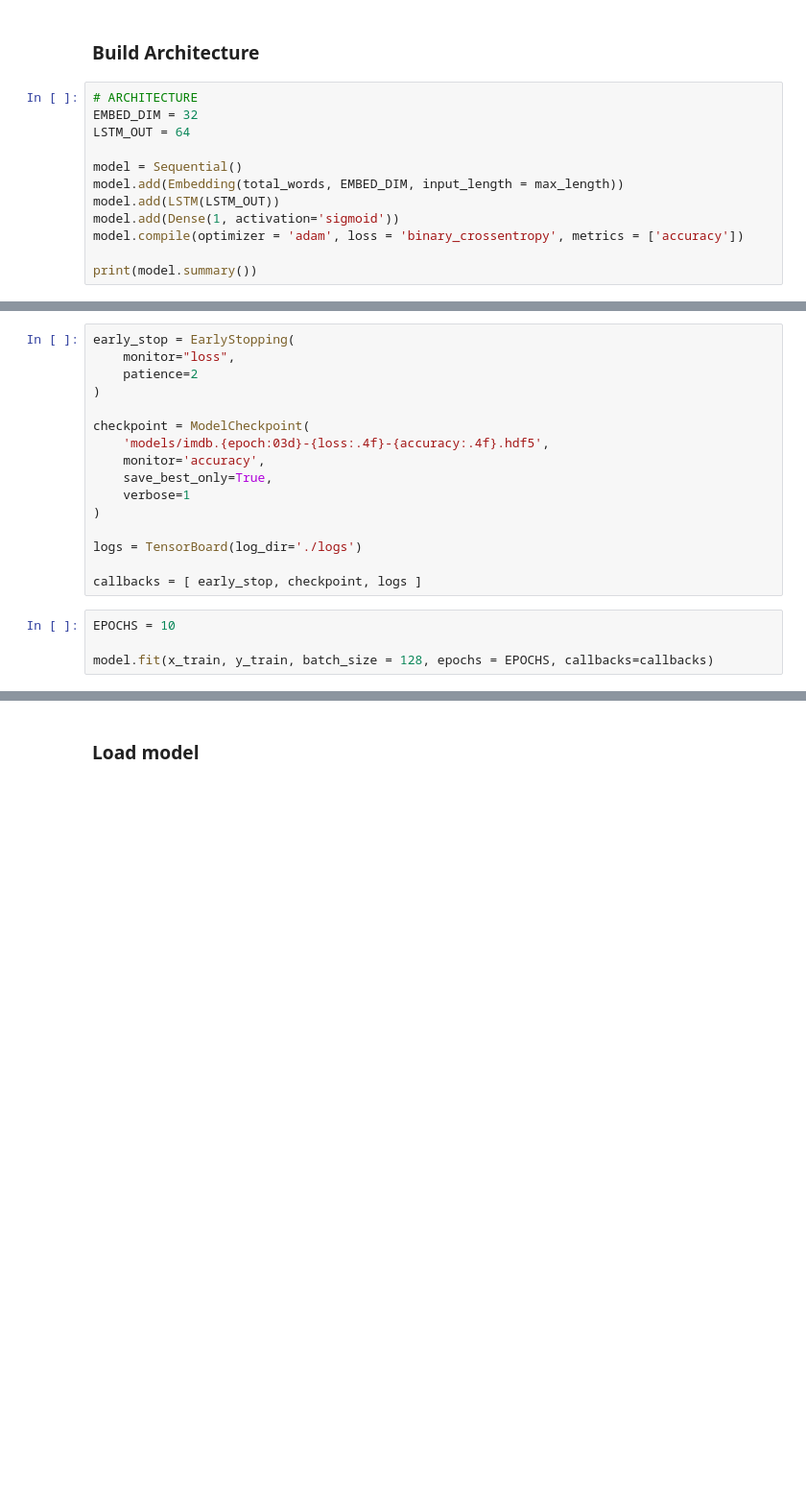
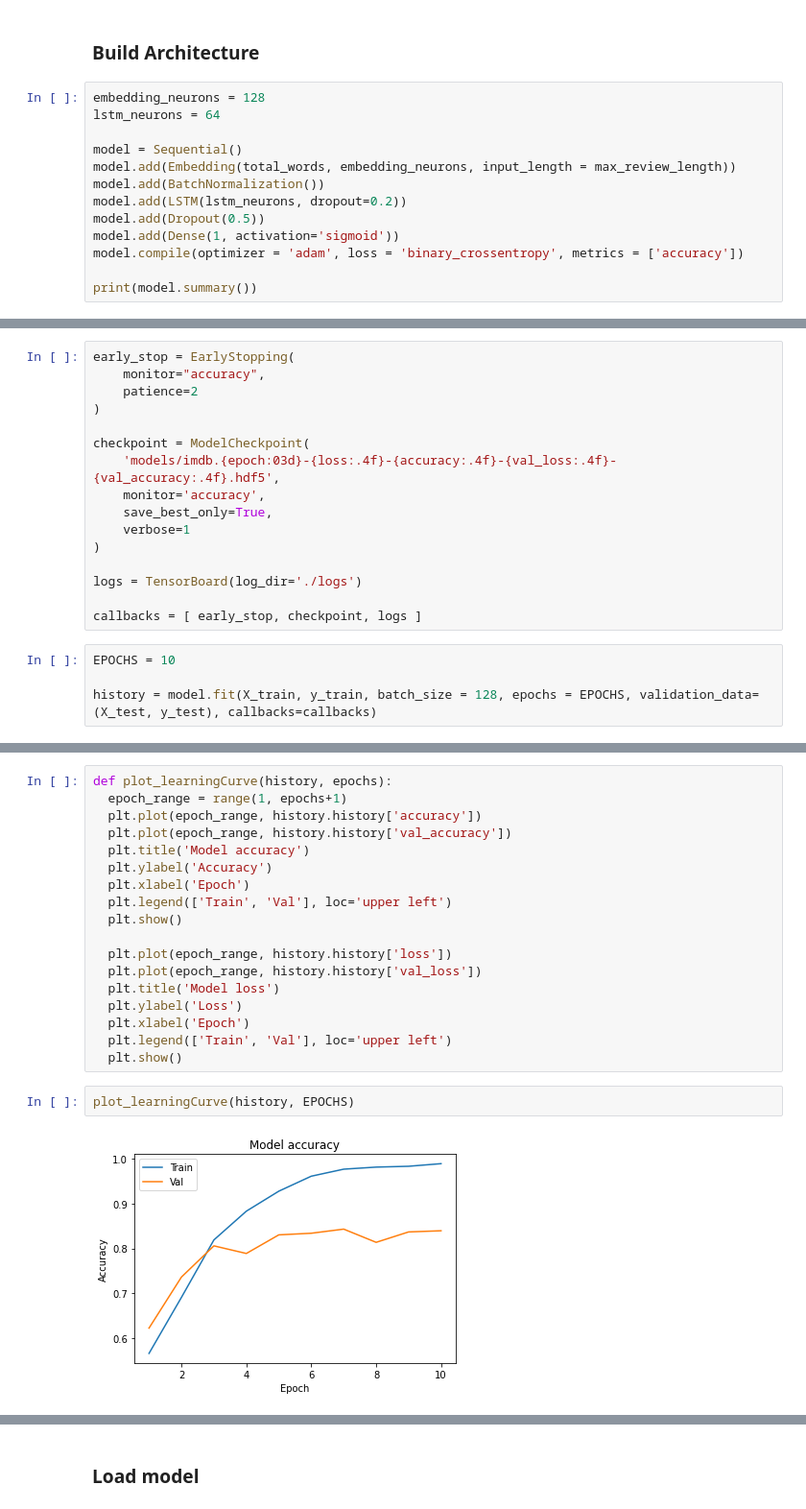
Before and after one commit to diegourban/pos-datascience, a Jupyter notebook: CMP.18.0.2 - Deep Learning/assignment.ipynb, the cells around one changed output, grey strips where cells are left out. Shown: that part at 96% size. Cells and saved outputs as stored; diff of their text form; blank space fills up the shorter version.

Commit message:
architecture and train improvement

```diff
--- a/CMP.18.0.2 - Deep Learning/assignment.ipynb
+++ b/CMP.18.0.2 - Deep Learning/assignment.ipynb
@@ -201,13 +171,14 @@ Maximum review length:  130
 # %% [markdown]
 ### Build Architecture
 # %%
-# ARCHITECTURE
-EMBED_DIM = 32
-LSTM_OUT = 64
+embedding_neurons = 128
+lstm_neurons = 64
 
 model = Sequential()
-model.add(Embedding(total_words, EMBED_DIM, input_length = max_length))
-model.add(LSTM(LSTM_OUT))
+model.add(Embedding(total_words, embedding_neurons, input_length = max_review_length))
+model.add(BatchNormalization())
+model.add(LSTM(lstm_neurons, dropout=0.2))
+model.add(Dropout(0.5))
 model.add(Dense(1, activation='sigmoid'))
 model.compile(optimizer = 'adam', loss = 'binary_crossentropy', metrics = ['accuracy'])
 
@@ -233,11 +208,11 @@ None
 # %%
 early_stop = EarlyStopping(
-    monitor="loss",
+    monitor="accuracy",
     patience=2
 )
 
 checkpoint = ModelCheckpoint(
-    'models/imdb.{epoch:03d}-{loss:.4f}-{accuracy:.4f}.hdf5',
+    'models/imdb.{epoch:03d}-{loss:.4f}-{accuracy:.4f}-{val_loss:.4f}-{val_accuracy:.4f}.hdf5',
     monitor='accuracy',
     save_best_only=True,
     verbose=1
@@ -249,6 +224,6 @@ callbacks = [ early_stop, checkpoint, logs ]
 # %%
 EPOCHS = 10
 
-model.fit(x_train, y_train, batch_size = 128, epochs = EPOCHS, callbacks=callbacks)
+history = model.fit(X_train, y_train, batch_size = 128, epochs = EPOCHS, validation_data=(X_test, y_test), callbacks=callbacks)
 # %% [output]
 Epoch 1/10
@@ -277,0 +246,22 @@ WARNING:tensorflow:Early stopping conditioned on metric `val_loss` which is not
+# %%
+def plot_learningCurve(history, epochs):
+  epoch_range = range(1, epochs+1)
+  plt.plot(epoch_range, history.history['accuracy'])
+  plt.plot(epoch_range, history.history['val_accuracy'])
+  plt.title('Model accuracy')
+  plt.ylabel('Accuracy')
+  plt.xlabel('Epoch')
+  plt.legend(['Train', 'Val'], loc='upper left')
+  plt.show()
+
+  plt.plot(epoch_range, history.history['loss'])
+  plt.plot(epoch_range, history.history['val_loss'])
+  plt.title('Model loss')
+  plt.ylabel('Loss')
+  plt.xlabel('Epoch')
+  plt.legend(['Train', 'Val'], loc='upper left')
+  plt.show()
+# %%
+plot_learningCurve(history, EPOCHS)
+# %% [output]
+[figure, added]
```
Also changed, not shown: parts of 20 cells of this notebook.
